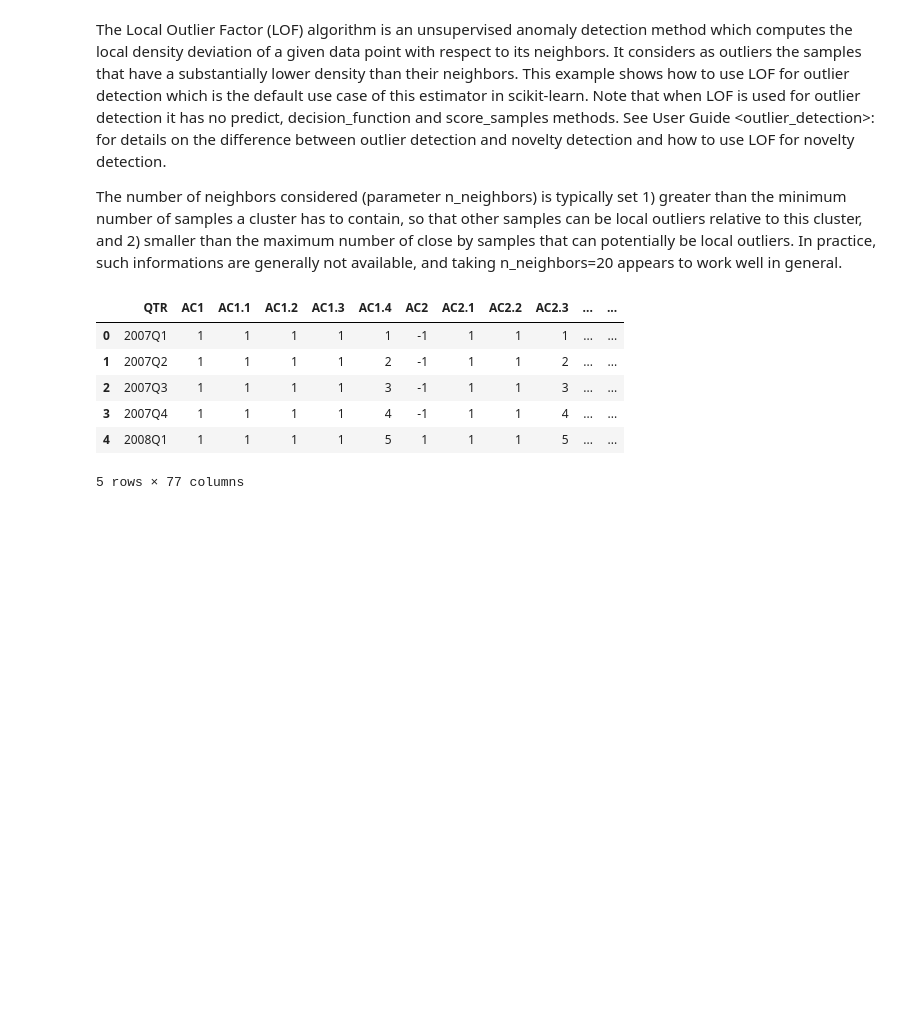
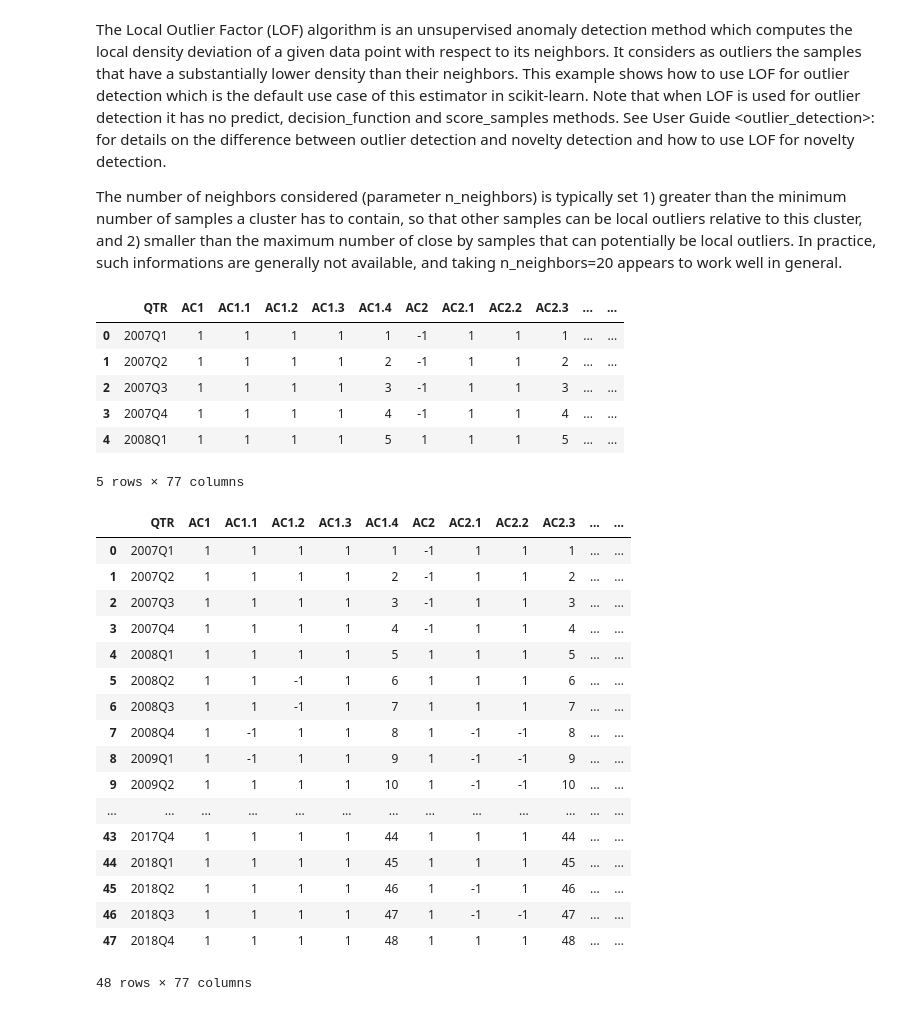
Before and after one commit to Subhasishbasak/Anomaly_detection, a Jupyter notebook: notebooks/Data_cleaning.ipynb, the cells around one changed output. Cells and saved outputs as stored; diff of their text form; code cells hidden in the pictures; blank space fills up the shorter version.

Commit message:
added LOF values for checked columns

```diff
--- a/notebooks/Data_cleaning.ipynb
+++ b/notebooks/Data_cleaning.ipynb
@@ -104,3 +104,27 @@ result.head()
 | 3 | 2007Q4 | 1 | 1 | 1 | 1 | 4 | -1 | 1 | 1 | 4 | ... | ... |
 | 4 | 2008Q1 | 1 | 1 | 1 | 1 | 5 | 1 | 1 | 1 | 5 | ... | ... |
 5 rows × 77 columns
+# %%
+for i in checked:
+    result[i] = list(np.linspace(1, 1, num=48))
+# %%
+result
+# %% [output]
+|  | QTR | AC1 | AC1.1 | AC1.2 | AC1.3 | AC1.4 | AC2 | AC2.1 | AC2.2 | AC2.3 | ... | ... |
+| 0 | 2007Q1 | 1 | 1 | 1 | 1 | 1 | -1 | 1 | 1 | 1 | ... | ... |
+| 1 | 2007Q2 | 1 | 1 | 1 | 1 | 2 | -1 | 1 | 1 | 2 | ... | ... |
+| 2 | 2007Q3 | 1 | 1 | 1 | 1 | 3 | -1 | 1 | 1 | 3 | ... | ... |
+| 3 | 2007Q4 | 1 | 1 | 1 | 1 | 4 | -1 | 1 | 1 | 4 | ... | ... |
+| 4 | 2008Q1 | 1 | 1 | 1 | 1 | 5 | 1 | 1 | 1 | 5 | ... | ... |
+| 5 | 2008Q2 | 1 | 1 | -1 | 1 | 6 | 1 | 1 | 1 | 6 | ... | ... |
+| 6 | 2008Q3 | 1 | 1 | -1 | 1 | 7 | 1 | 1 | 1 | 7 | ... | ... |
+| 7 | 2008Q4 | 1 | -1 | 1 | 1 | 8 | 1 | -1 | -1 | 8 | ... | ... |
+| 8 | 2009Q1 | 1 | -1 | 1 | 1 | 9 | 1 | -1 | -1 | 9 | ... | ... |
+| 9 | 2009Q2 | 1 | 1 | 1 | 1 | 10 | 1 | -1 | -1 | 10 | ... | ... |
+| ... | ... | ... | ... | ... | ... | ... | ... | ... | ... | ... | ... | ... |
+| 43 | 2017Q4 | 1 | 1 | 1 | 1 | 44 | 1 | 1 | 1 | 44 | ... | ... |
+| 44 | 2018Q1 | 1 | 1 | 1 | 1 | 45 | 1 | 1 | 1 | 45 | ... | ... |
+| 45 | 2018Q2 | 1 | 1 | 1 | 1 | 46 | 1 | -1 | 1 | 46 | ... | ... |
+| 46 | 2018Q3 | 1 | 1 | 1 | 1 | 47 | 1 | -1 | -1 | 47 | ... | ... |
+| 47 | 2018Q4 | 1 | 1 | 1 | 1 | 48 | 1 | 1 | 1 | 48 | ... | ... |
+48 rows × 77 columns
```
